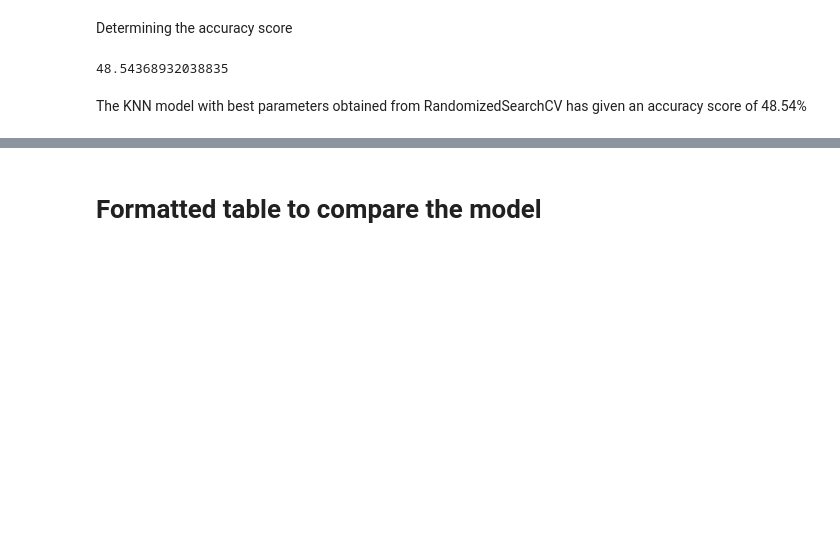
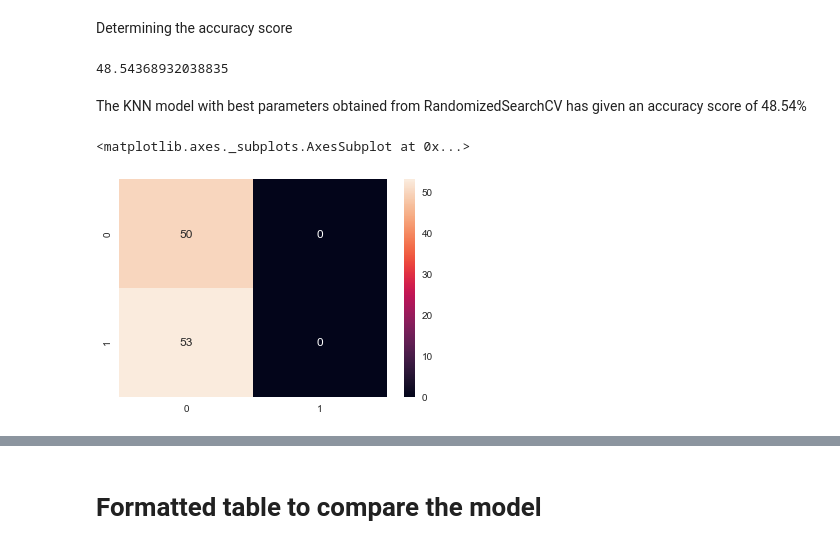
Before and after one commit to nipun1992/Heart-Disease-Prediction, a Jupyter notebook: Group 47_Heart Disease Dataset.ipynb, the cells around one changed output, grey strips where cells are left out. Saved outputs shown, nothing was run; the diff lists cells and outputs as text; code cells hidden in the pictures; blank space fills up the shorter version.

```diff
--- a/Group 47_Heart Disease Dataset.ipynb
+++ b/Group 47_Heart Disease Dataset.ipynb
@@ -1339,3 +1420,8 @@ accuracy_score(y_test1, y_pred_knn_rsc)*100
 48.54368932038835
 # %% [markdown]
 The KNN model with best parameters obtained from RandomizedSearchCV has given an accuracy score of 48.54%
+# %%
+sns.heatmap(confusion_matrix(y_test1, y_pred_knn_rsc), annot = True)
+# %% [output]
+<matplotlib.axes._subplots.AxesSubplot at 0x...>
+[figure, added]
```
Also changed, not shown: parts of 33 cells of this notebook, 4 other files.
